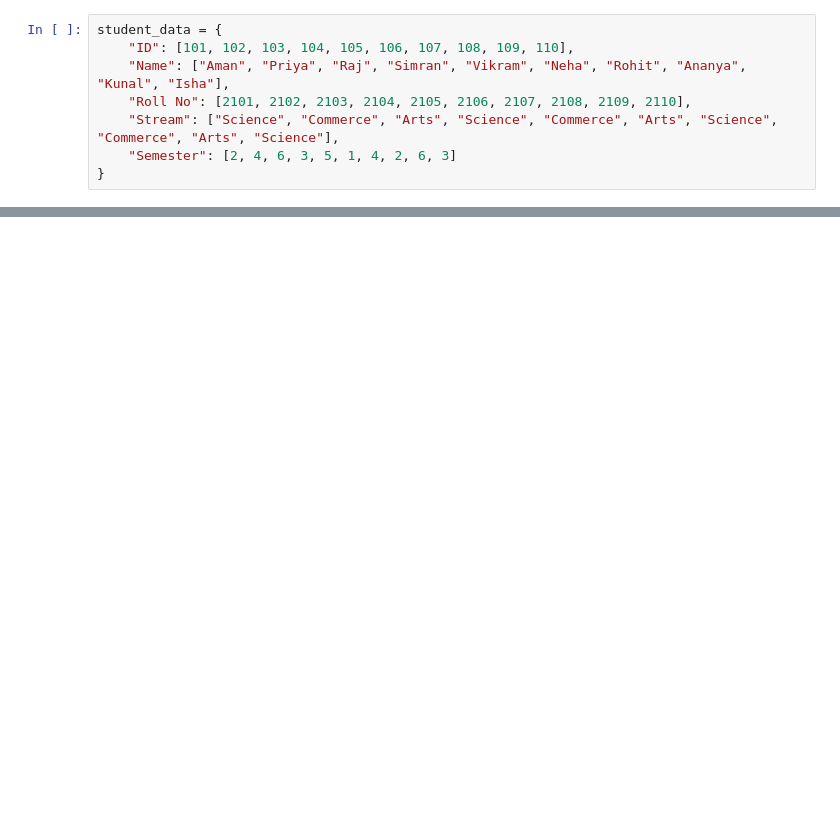
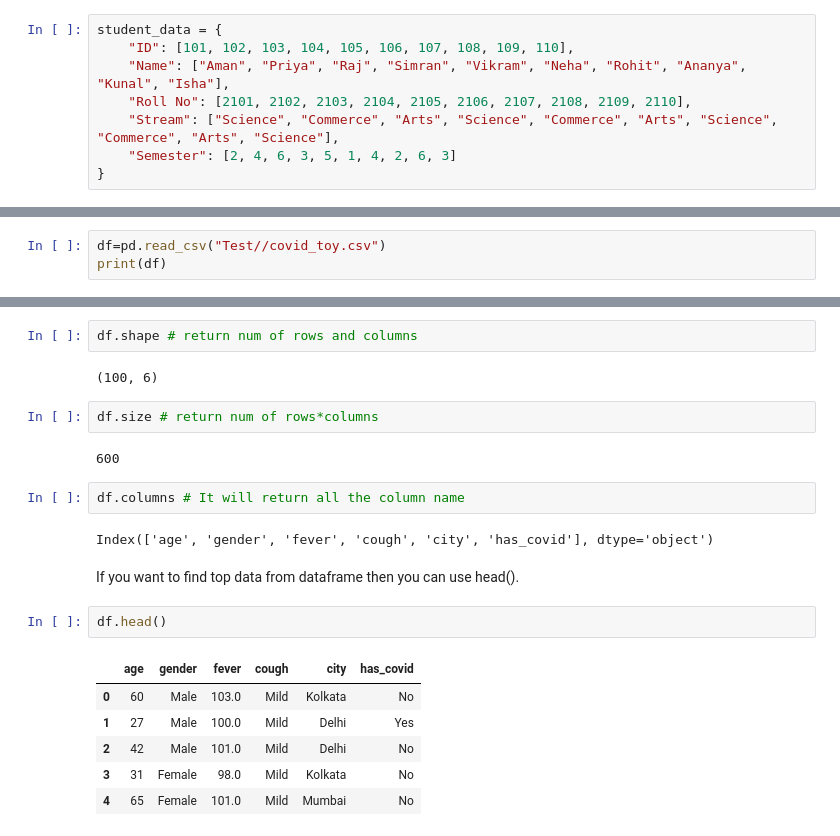
Before and after one commit to Prakuljn/Python, a Jupyter notebook: pandas.ipynb, the cells around one changed output, grey strips where cells are left out. Cells and saved outputs as stored; diff of their text form; blank space fills up the shorter version.

```diff
--- a/pandas.ipynb
+++ b/pandas.ipynb
@@ -103,0 +152,3 @@ b.to_csv("/content/prakul1.csv")
+# %%
+df=pd.read_csv("Test//covid_toy.csv")
+print(df)
@@ -103,0 +170,23 @@ b.to_csv("/content/prakul1.csv")
+# %%
+df.shape # return num of rows and columns
+# %% [output]
+(100, 6)
+# %%
+df.size # return num of rows*columns
+# %% [output]
+600
+# %%
+df.columns # It will return all the column name
+# %% [output]
+Index(['age', 'gender', 'fever', 'cough', 'city', 'has_covid'], dtype='object')
+# %% [markdown]
+If you want to find top data from dataframe then you can use head().
+# %%
+df.head()
+# %% [output]
+|  | age | gender | fever | cough | city | has_covid |
+| 0 | 60 | Male | 103.0 | Mild | Kolkata | No |
+| 1 | 27 | Male | 100.0 | Mild | Delhi | Yes |
+| 2 | 42 | Male | 101.0 | Mild | Delhi | No |
+| 3 | 31 | Female | 98.0 | Mild | Kolkata | No |
+| 4 | 65 | Female | 101.0 | Mild | Mumbai | No |
```
Also changed, not shown: parts of 63 cells of this notebook.
